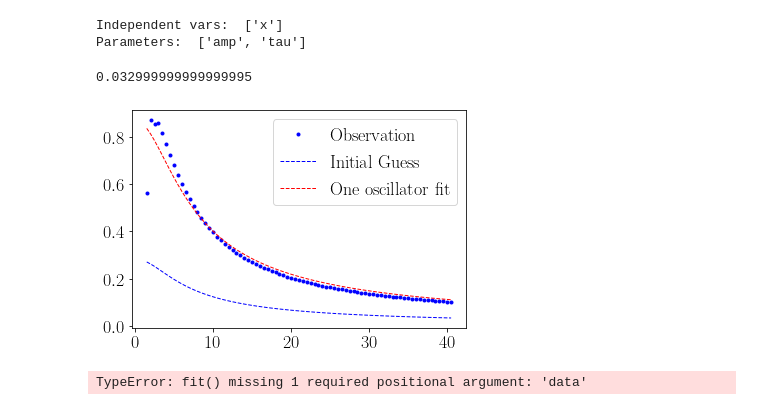
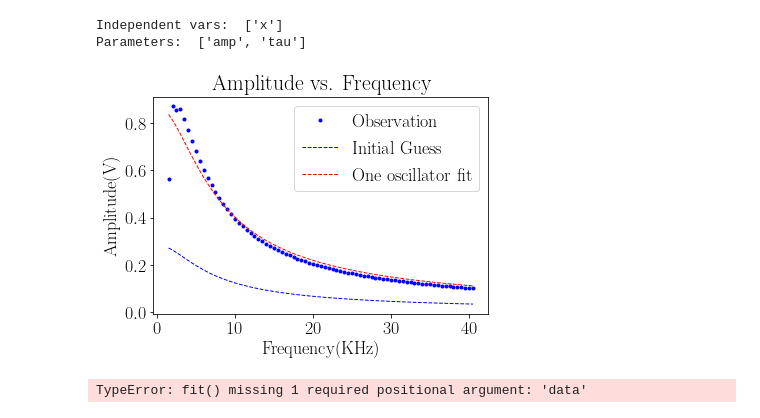
Before and after one commit to aaronkebede/PHY220, a Jupyter notebook: project-one/v2/Fitting Function.ipynb, the cells around one changed output. Saved outputs shown, nothing was run; the diff lists cells and outputs as text; code cells hidden in the pictures.

```diff
--- a/project-one/v2/Fitting Function.ipynb
+++ b/project-one/v2/Fitting Function.ipynb
@@ -93,20 +93,21 @@ p = Parameters()
 p.add_many(('amp', 0.2835276329113924, True, 0, 0.870365, None), # params for first fit,
            ('tau', 0.032999999999999995, True, None, None, None))
 # %%
-tau
+#tau
-# %% [output]
-0.032999999999999995
 # %%
 result = model.fit(lfa_amplitude, x=lfa_frequency, params=p, weights = None )
 # %%
 plt.figure(1)
 plt.plot(lfa_frequency,lfa_amplitude,'b.', label="Observation")
 plt.plot(lfa_frequency, result.init_fit, 'b--', label="Initial Guess", linewidth=1)
 plt.plot(lfa_frequency, result.best_fit, 'r--', label="One oscillator fit", linewidth=1)
+plt.xlabel("Frequency(KHz)")
+plt.ylabel("Amplitude(V)")
+plt.title("Amplitude vs. Frequency")
 plt.legend()
 plt.show()
 # %% [output]
-[figure, old version]
+[figure, new version]
 # %%
 # Create a fitting model
 
```
